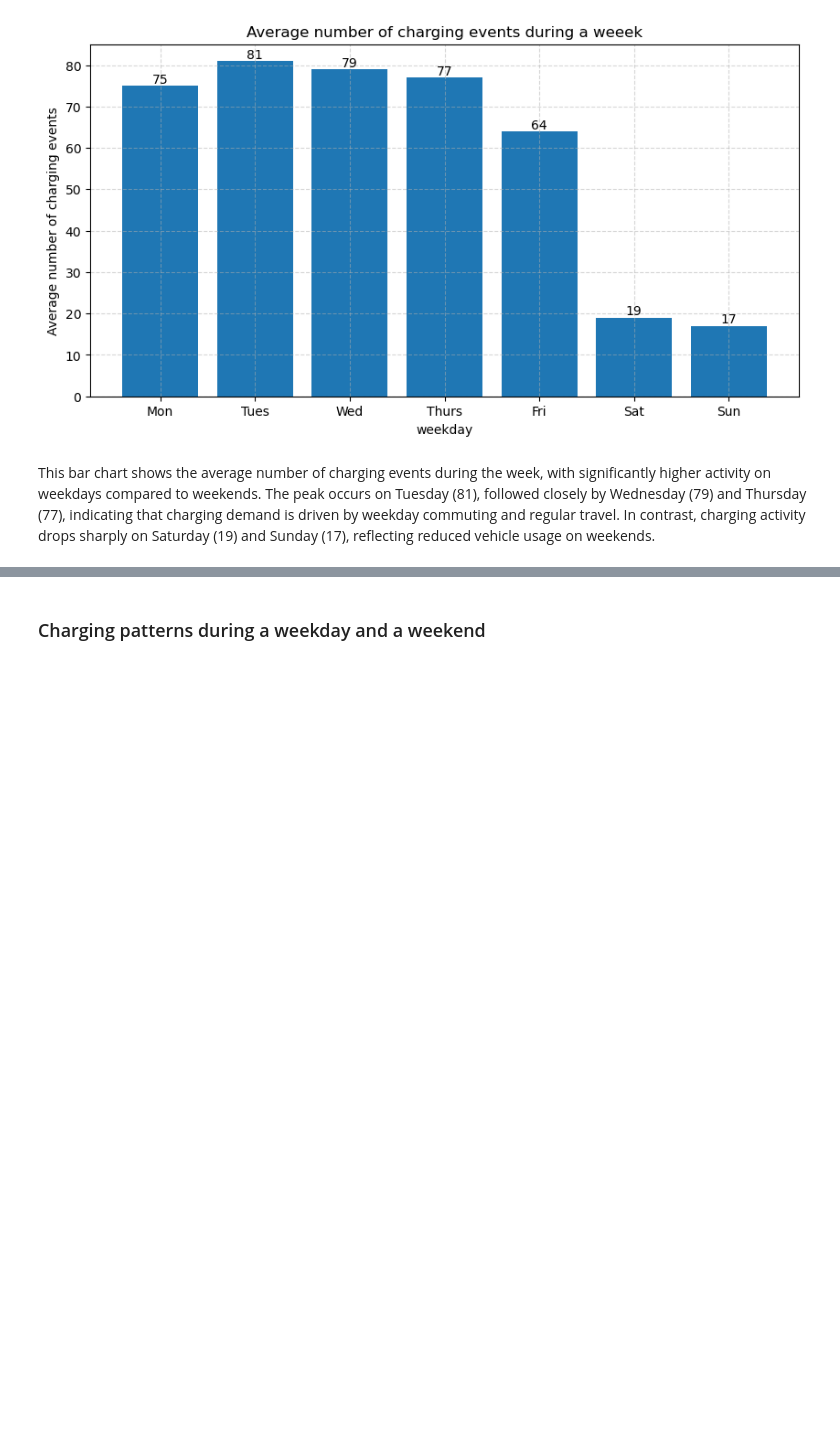
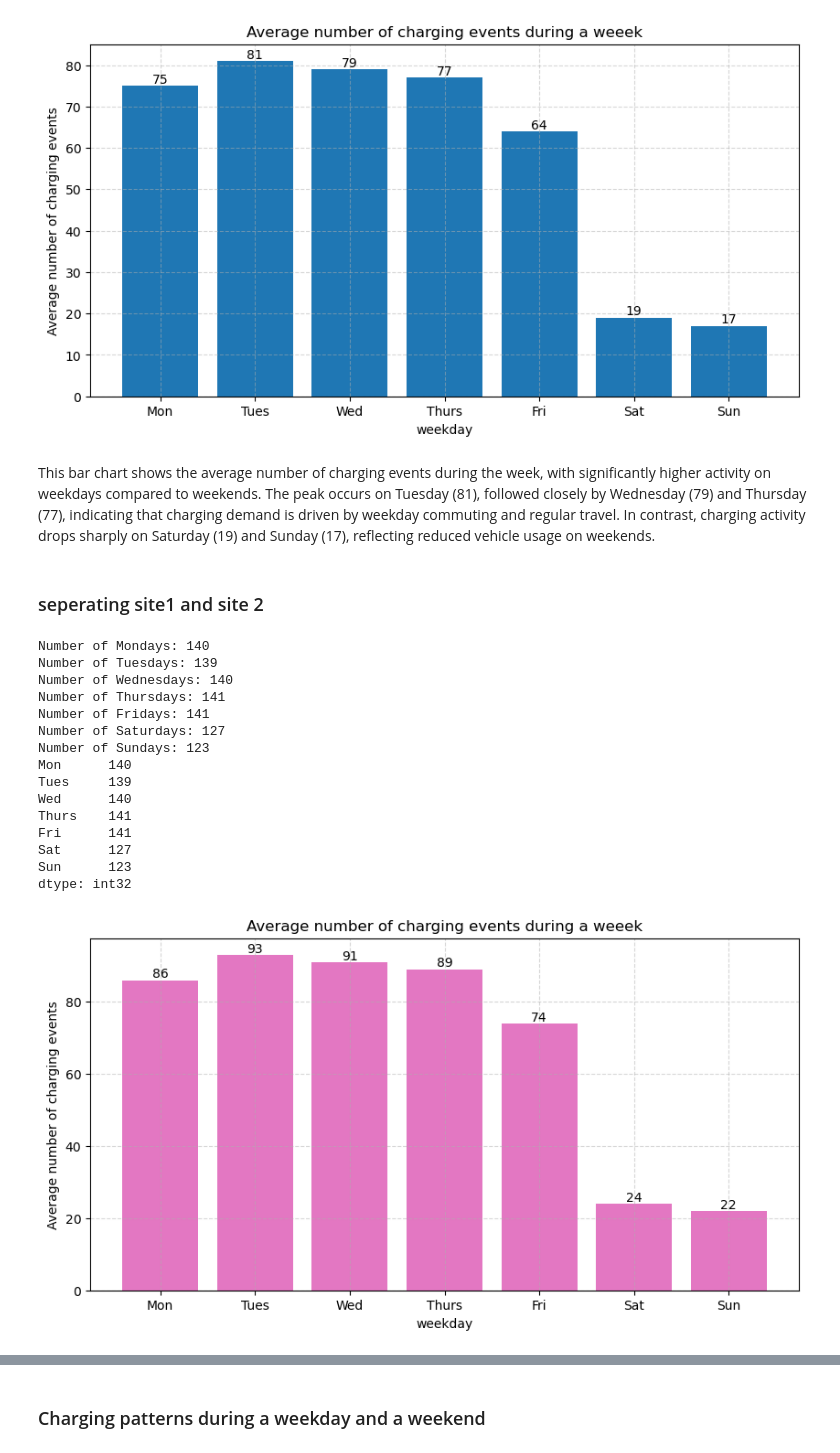
Before and after one commit to JanRkck/AA24, a Jupyter notebook: Descriptive/Temporal Patterns and Seasonality.ipynb, the cells around one changed output, grey strips where cells are left out. Saved outputs shown, nothing was run; the diff lists cells and outputs as text; code cells hidden in the pictures; blank space fills up the shorter version.

```diff
--- a/Descriptive/Temporal Patterns and Seasonality.ipynb
+++ b/Descriptive/Temporal Patterns and Seasonality.ipynb
@@ -30,3 +32,7 @@ RangeIndex(start=0, stop=66423, step=1)
 df['time']=df['connectionTime']
 df['time']=pd.to_datetime(df['time'])
 df=df.set_index('time')
+# %%
+site1['time']=site1['connectionTime']
+site1['time']=pd.to_datetime(site1['time'])
+site1=site1.set_index('time')
@@ -206,3 +297,62 @@ plt.bar(x,y)
 [figure]
 # %% [markdown]
 This bar chart shows the average number of charging events during the week, with significantly higher activity on weekdays compared to weekends. The peak occurs on Tuesday (81), followed closely by Wednesday (79) and Thursday (77), indicating that charging demand is driven by weekday commuting and regular travel. In contrast, charging activity drops sharply on Saturday (19) and Sunday (17), reflecting reduced vehicle usage on weekends.
+# %% [markdown]
+### seperating site1 and site 2
+# %%
+def analyze_week_charging(df):
+    df.index.dayofweek
+    # the number of weekdays
+    unique_dates = df.index.normalize().unique()
+    Monday_count =(pd.to_datetime(unique_dates).dayofweek == 0).sum()
+    print("Number of Mondays:",Monday_count)
+    Tuesday_count =(pd.to_datetime(unique_dates).dayofweek == 1).sum()
+    print("Number of Tuesdays:",Tuesday_count)
+    Wednesday_count =(pd.to_datetime(unique_dates).dayofweek == 2).sum()
+    print("Number of Wednesdays:",Wednesday_count)
+    Thursday_count =(pd.to_datetime(unique_dates).dayofweek == 3).sum()
+    print("Number of Thursdays:",Thursday_count)
+    Friday_count =(pd.to_datetime(unique_dates).dayofweek == 4).sum()
+    print("Number of Fridays:",Friday_count)
+    Saturday_count =(pd.to_datetime(unique_dates).dayofweek == 5).sum()
+    print("Number of Saturdays:",Saturday_count)
+    Sunday_count =(pd.to_datetime(unique_dates).dayofweek == 6).sum()
+    print("Number of Sundays:",Sunday_count)
+    day_counts=pd.Series([Monday_count, Tuesday_count, Wednesday_count, Thursday_count, Friday_count, Saturday_count, Sunday_count],
+                     index=['Mon','Tues','Wed','Thurs','Fri','Sat','Sun'])
+    print(day_counts)
+    average_numbe_of_charging=weekday/day_counts
+    average_numbe_of_charging=average_numbe_of_charging.round().astype(int)
+    Day_counts= average_numbe_of_charging.reset_index()
+    Day_counts.columns = ['Weekday', 'Vehicle_charging_Counts']
+    Day_counts
+    fig=plt.figure(figsize=(10,5))
+    x=Day_counts['Weekday']
+    y=Day_counts['Vehicle_charging_Counts']
+    plt.title('Average number of charging events during a weeek')
+    for (a,b) in zip(x,y):
+        plt.text(x=a,y=b,s=b,ha='center',va='bottom')
+        plt.grid(ls="--",alpha=0.5)
+        plt.xticks(ticks=range(len(x)), labels=x)
+        plt.xlabel('weekday')
+        plt.ylabel('Average number of charging events')
+        plt.bar(x,y)
+# %%
+analyze_week_charging(site1)
+# %% [output]
+Number of Mondays: 140
+Number of Tuesdays: 139
+Number of Wednesdays: 140
+Number of Thursdays: 141
+Number of Fridays: 141
+Number of Saturdays: 127
+Number of Sundays: 123
+Mon      140
+Tues     139
+Wed      140
+Thurs    141
+Fri      141
+Sat      127
+Sun      123
+dtype: int32
+[figure, added]
```
Also changed, not shown: parts of 19 cells of this notebook, 6 other files.
